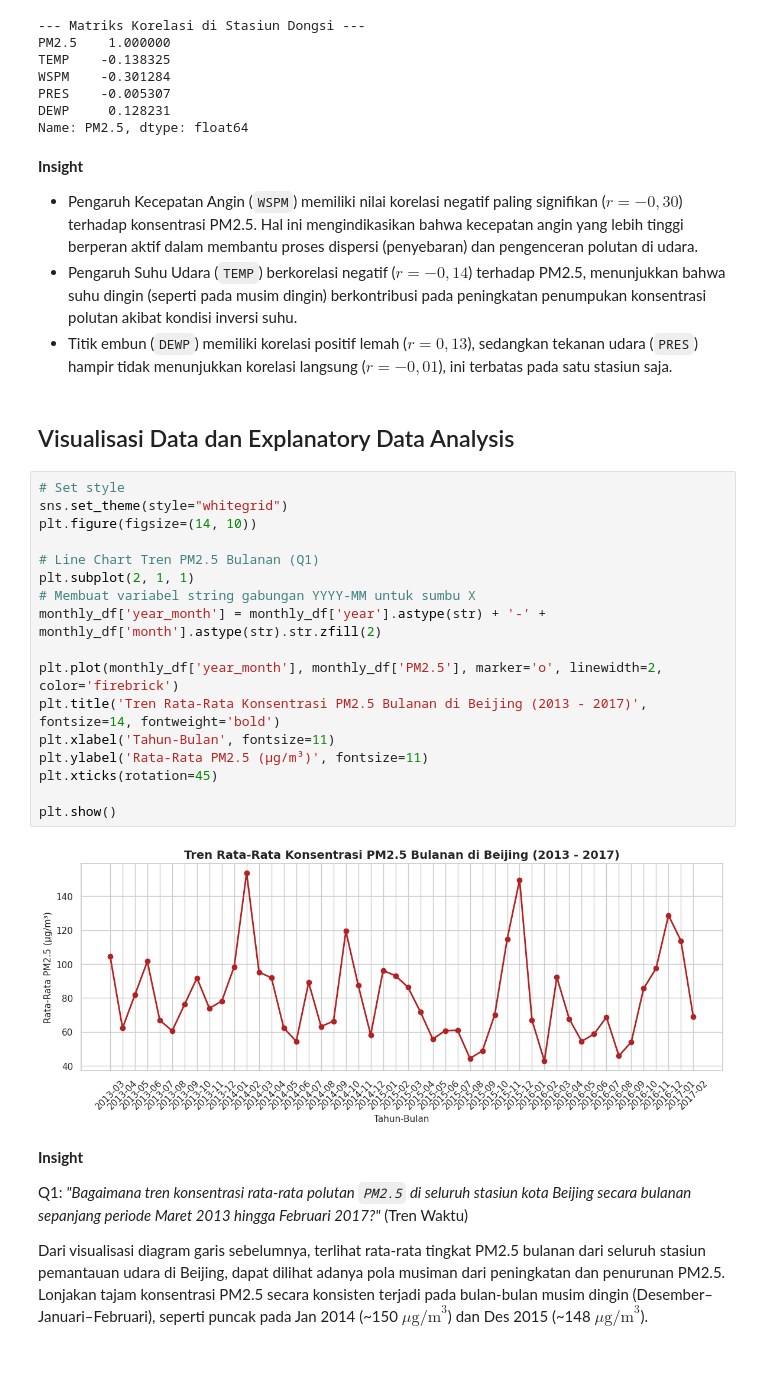
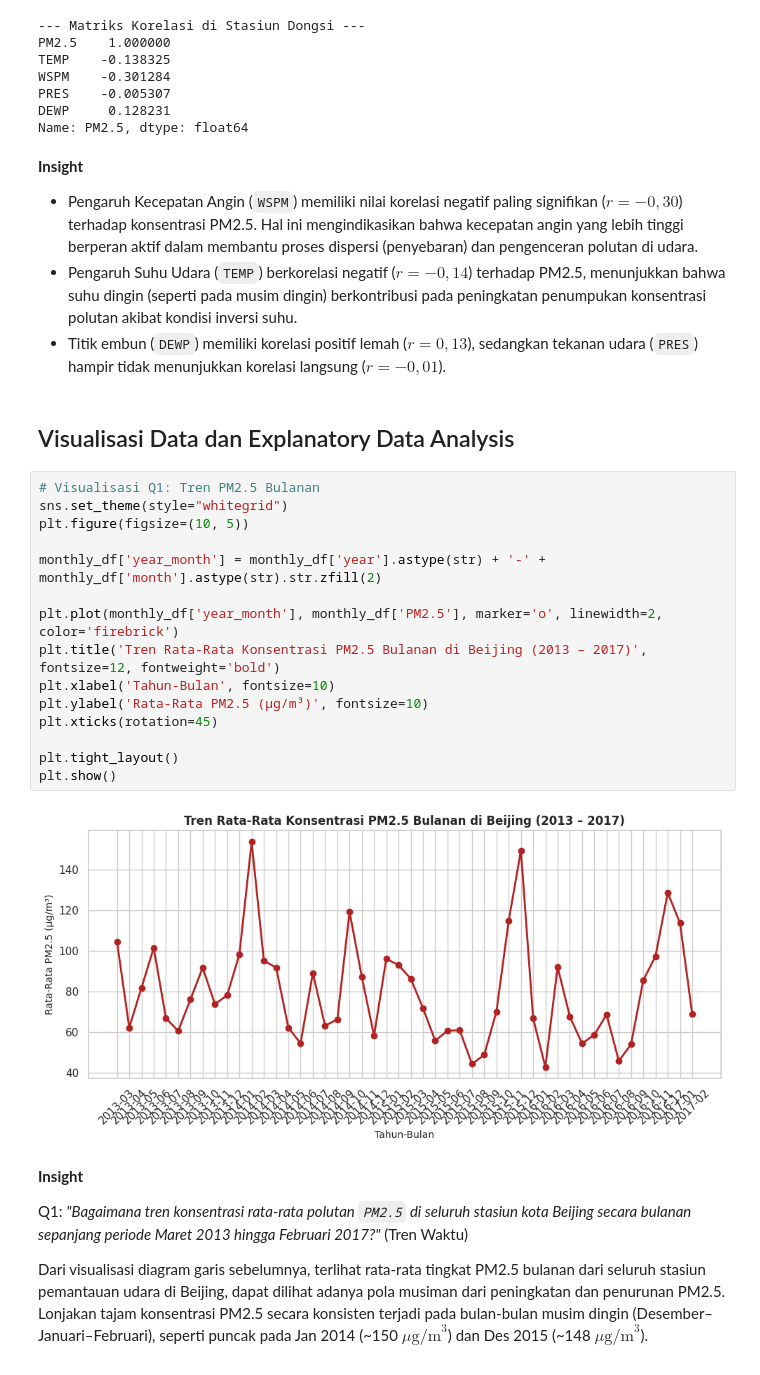
Before and after one commit to thequerytrailblazer/beijing-air-quality-analysis, a Jupyter notebook: Analisis_Air_Quality_Dataset.ipynb, the cells around one changed output. Saved outputs shown, nothing was run; the diff lists cells and outputs as text.

```diff
--- a/Analisis_Air_Quality_Dataset.ipynb
+++ b/Analisis_Air_Quality_Dataset.ipynb
@@ -353,28 +355,26 @@ Name: PM2.5, dtype: float64
 
 * Pengaruh Kecepatan Angin (`WSPM`) memiliki nilai korelasi negatif paling signifikan ($r = -0,30$) terhadap konsentrasi PM2.5. Hal ini mengindikasikan bahwa kecepatan angin yang lebih tinggi berperan aktif dalam membantu proses dispersi (penyebaran) dan pengenceran polutan di udara.
 * Pengaruh Suhu Udara (`TEMP`) berkorelasi negatif ($r = -0,14$) terhadap PM2.5, menunjukkan bahwa suhu dingin (seperti pada musim dingin) berkontribusi pada peningkatan penumpukan konsentrasi polutan akibat kondisi inversi suhu.
-* Titik embun (`DEWP`) memiliki korelasi positif lemah ($r = 0,13$), sedangkan tekanan udara (`PRES`) hampir tidak menunjukkan korelasi langsung ($r = -0,01$), ini terbatas pada satu stasiun saja.
+* Titik embun (`DEWP`) memiliki korelasi positif lemah ($r = 0,13$), sedangkan tekanan udara (`PRES`) hampir tidak menunjukkan korelasi langsung ($r = -0,01$).
 # %% [markdown]
 ## Visualisasi Data dan Explanatory Data Analysis
 # %%
-# Set style
+# Visualisasi Q1: Tren PM2.5 Bulanan
 sns.set_theme(style="whitegrid")
-plt.figure(figsize=(14, 10))
+plt.figure(figsize=(10, 5))
 
-# Line Chart Tren PM2.5 Bulanan (Q1)
-plt.subplot(2, 1, 1)
-# Membuat variabel string gabungan YYYY-MM untuk sumbu X
 monthly_df['year_month'] = monthly_df['year'].astype(str) + '-' + monthly_df['month'].astype(str).str.zfill(2)
 
 plt.plot(monthly_df['year_month'], monthly_df['PM2.5'], marker='o', linewidth=2, color='firebrick')
-plt.title('Tren Rata-Rata Konsentrasi PM2.5 Bulanan di Beijing (2013 - 2017)', fontsize=14, fontweight='bold')
-plt.xlabel('Tahun-Bulan', fontsize=11)
-plt.ylabel('Rata-Rata PM2.5 (µg/m³)', fontsize=11)
+plt.title('Tren Rata-Rata Konsentrasi PM2.5 Bulanan di Beijing (2013 – 2017)', fontsize=12, fontweight='bold')
+plt.xlabel('Tahun-Bulan', fontsize=10)
+plt.ylabel('Rata-Rata PM2.5 (µg/m³)', fontsize=10)
 plt.xticks(rotation=45)
 
+plt.tight_layout()
 plt.show()
 # %% [output]
-[figure, old version]
+[figure, new version]
 # %% [markdown]
 **Insight**
 
```
Also changed, not shown: parts of 7 cells of this notebook.
